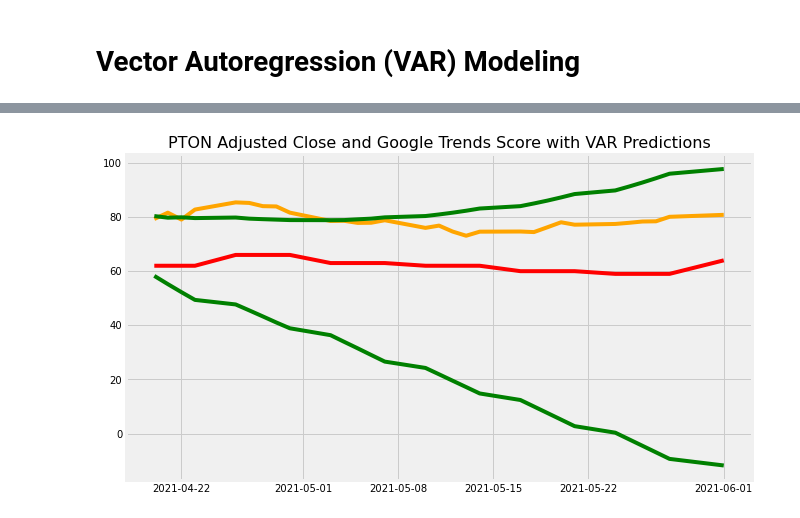
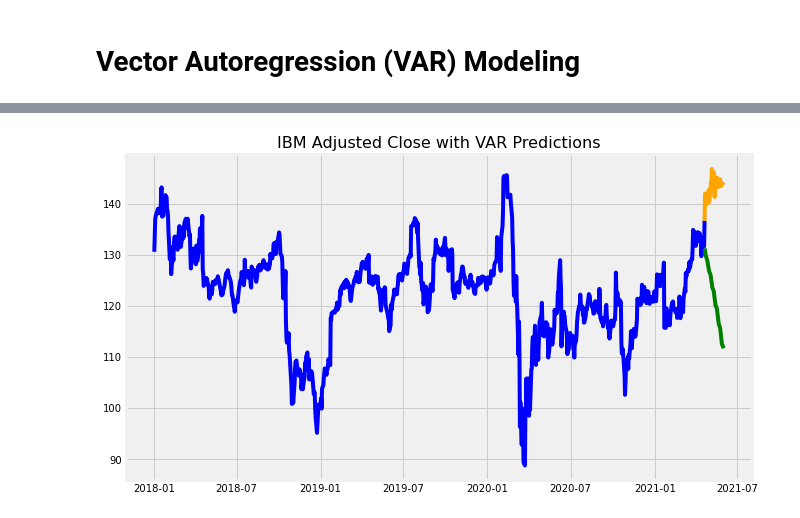
Before and after one commit to jackolson415/Predicting_Stock_Prices_Google_Trends, a Jupyter notebook: Functions.ipynb, the cells around one changed output, grey strips where cells are left out. Cells and saved outputs as stored; diff of their text form; code cells hidden in the pictures.

```diff
--- a/Functions.ipynb
+++ b/Functions.ipynb
@@ -175,7 +172,7 @@ def invert_transformation(df_train, df_forecast, second_diff=False):
 # %% [markdown]
 ---
 # %%
-myticker = 'AMD'
+myticker = 'IBM'
 df = create_ticker_df(myticker)
 # %%
 def train_test_split_arima(df):
@@ -494,2 +470,7 @@ df_results
+# %%
+close_train = df[df.index < datetime(year = 2021, month = 4, day = 21)]
+close_train = close_train['adjusted_close']
+close_train = pd.DataFrame(close_train)
+close_test = pd.DataFrame(close_test)
 # %%
-predicted_adj_close = df_results[['adjusted_close_forecast', 'trend_score_forecast']]
+predicted_adj_close = df_results['adjusted_close_forecast']
@@ -498,14 +477,17 @@ close_test = df_test[df_test.index > datetime(year = 2021, month = 3, day = 1)]
 # %%
 plt.figure(figsize=(10,6))
 
+# Plot training data.
+plt.plot(close_train.index, pd.DataFrame(close_train), color = 'blue')
+# Plot training data.
+
 # Plot testing data.
 plt.plot(close_test.index, pd.DataFrame(close_test)['adjusted_close'], color = 'orange')
-plt.plot(close_test.index, pd.DataFrame(close_test)['trend_score'], color = 'red')
 
 # Plot predicted test values.
-plt.plot(predicted_adj_close.index, predicted_adj_close, color = 'green')
+plt.plot(close_test.index, predicted_adj_close, color = 'green')
 
-plt.title(label = 'PTON Adjusted Close and Google Trends Score with VAR Predictions', fontsize=16)
+plt.title(label = f'{myticker} Adjusted Close with VAR Predictions', fontsize=16)
 plt.show();
 # %% [output]
-[figure, old version]
+[figure, new version]
```
Also changed, not shown: parts of 26 cells of this notebook, 5 other files.
